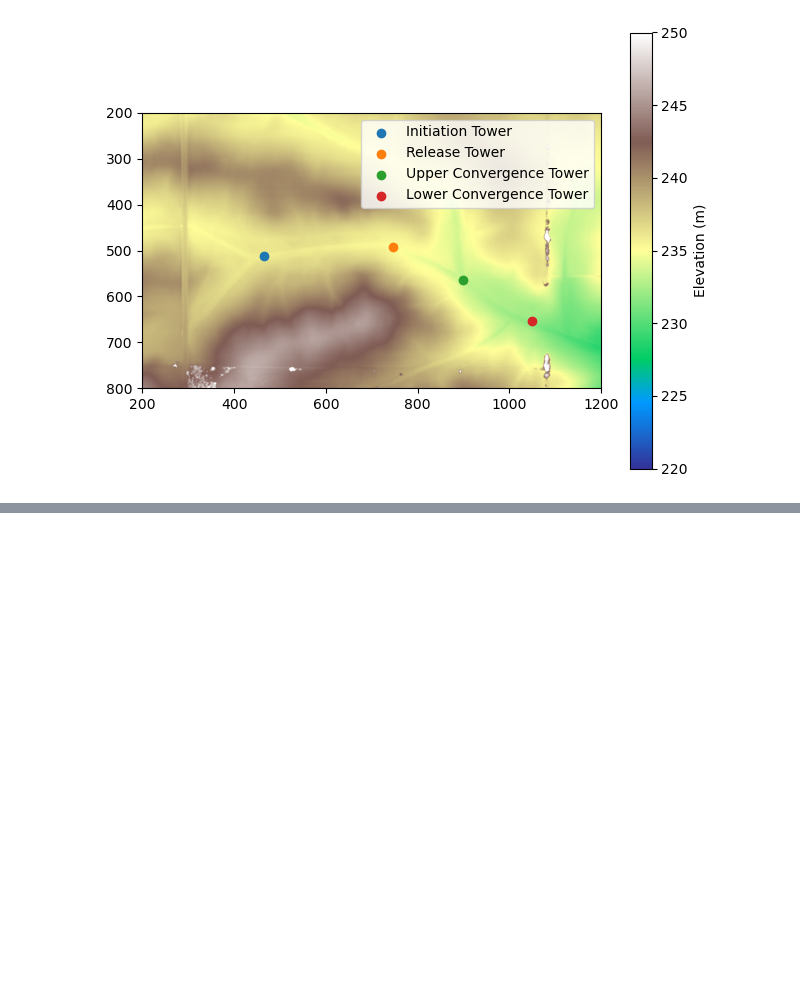
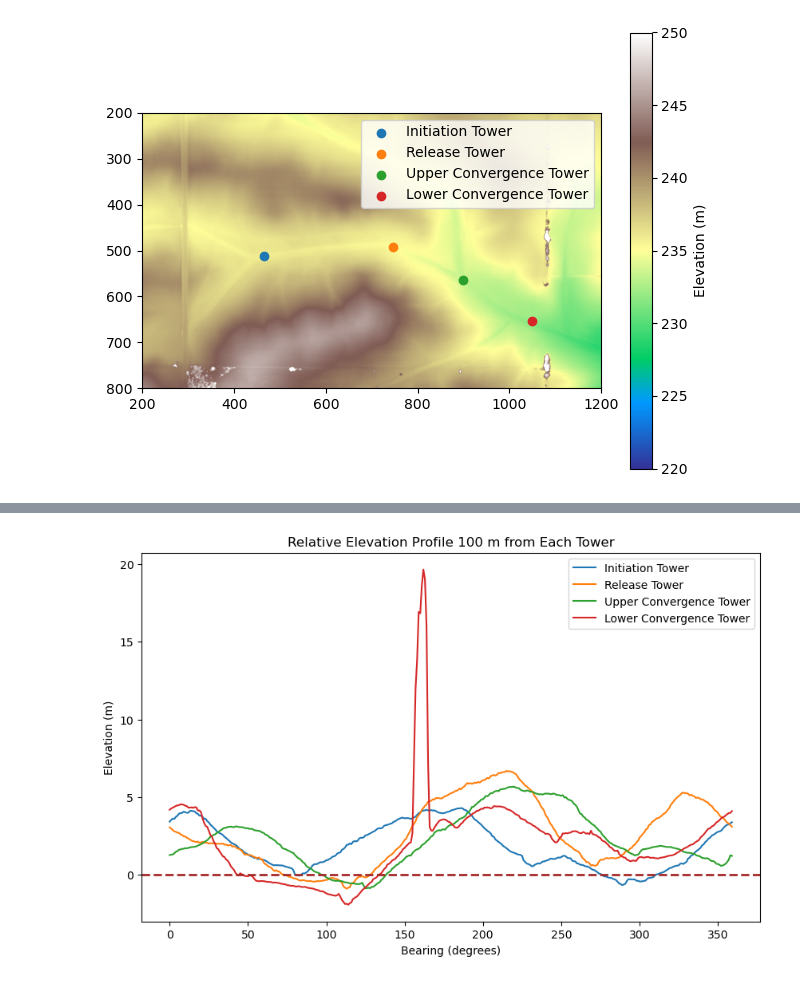
Before and after one commit to marositesUSC/SAVANT, a Jupyter notebook: topography.ipynb, the cells around one changed output, grey strips where cells are left out. Drawn from its saved outputs; the diff is of its cells as text; code cells hidden in the pictures; blank space fills up the shorter version.

```diff
--- a/topography.ipynb
+++ b/topography.ipynb
@@ -138,0 +281,18 @@ Lower Convergence Tower: col=1048, row=654, shape=(1097, 1696)
+# %%
+
+elevation_points_100 = elevation_points[elevation_points['distance']==100]
+
+plt.figure(figsize=(10, 6))
+for tower_key in towers.keys():
+     tower_points = elevation_points_100[elevation_points_100['tower'] == tower_key]
+     plt.plot(tower_points['bearing'], tower_points['delta_elevation'], label=towers[tower_key]['label'])
+plt.xlabel('Bearing (degrees)')
+plt.ylabel('Elevation (m)')
+plt.legend()
+plt.title('Relative Elevation Profile 100 m from Each Tower')
+
+plt.axhline(y=0, color='brown', linestyle='--', linewidth=2, label='Equal Elevation')
+
+plt.show()
+# %% [output]
+[figure, added]
```
Also changed, not shown: parts of 15 cells of this notebook.
